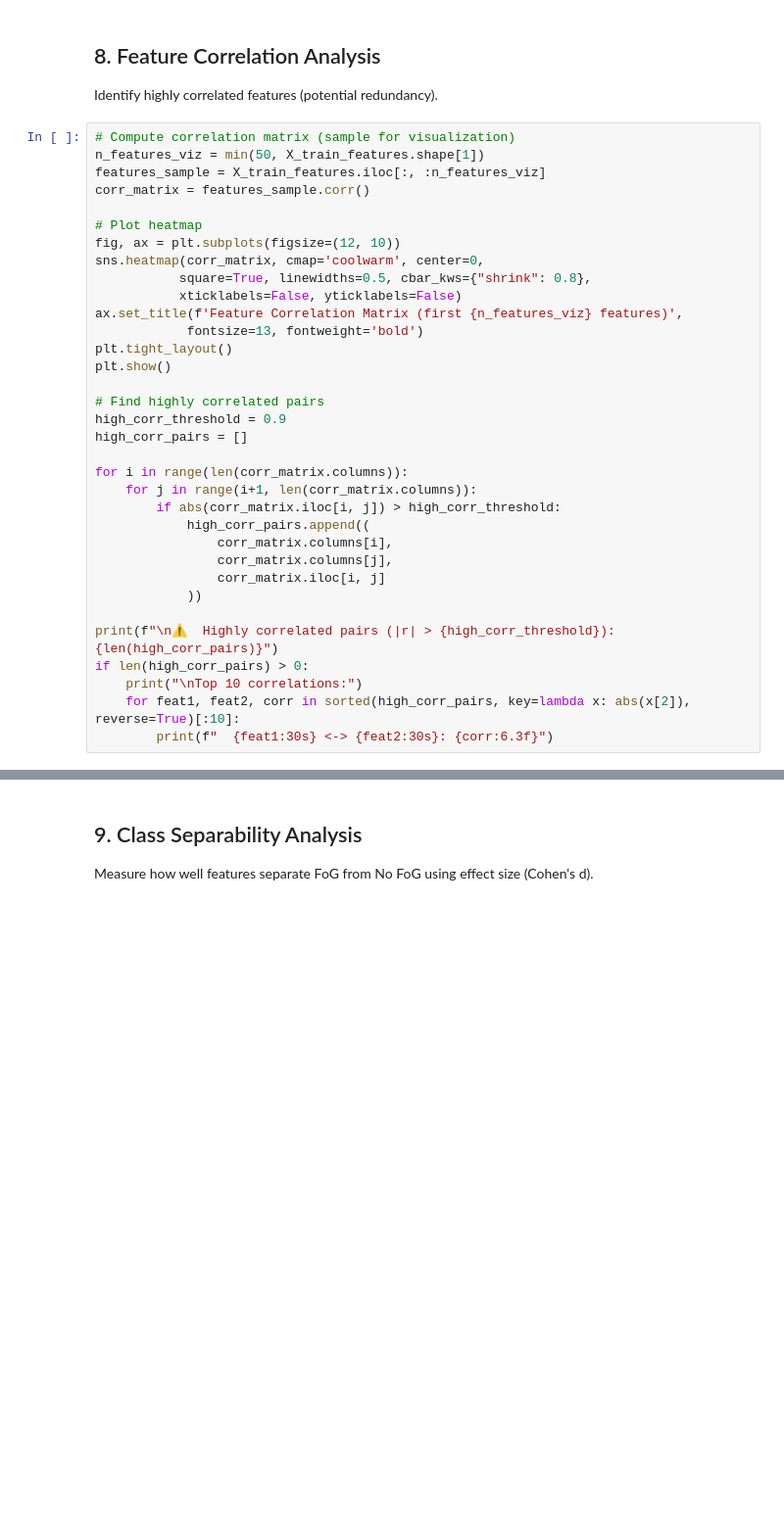
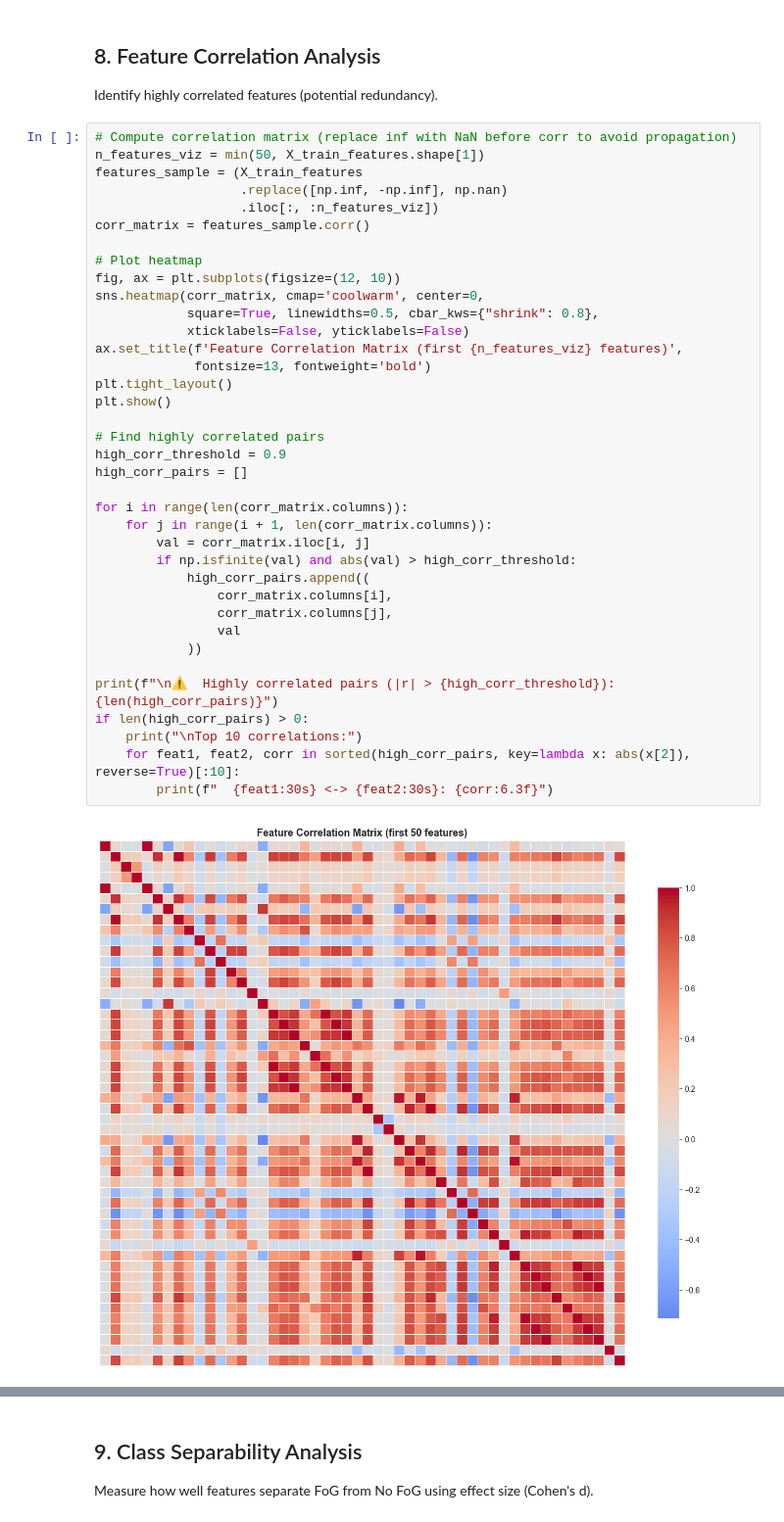
Before and after one commit to DavidPerez007/freezing_of_gait_detection, a Jupyter notebook: notebooks/daphnet_dataset/03_feature_extraction.ipynb, the cells around one changed output, grey strips where cells are left out. Shown at 98% size. Saved outputs shown, nothing was run; the diff lists cells and outputs as text; blank space fills up the shorter version.

```diff
--- a/notebooks/daphnet_dataset/03_feature_extraction.ipynb
+++ b/notebooks/daphnet_dataset/03_feature_extraction.ipynb
@@ -212,36 +401,41 @@ plt.show()
 
 Identify highly correlated features (potential redundancy).
 # %%
-# Compute correlation matrix (sample for visualization)
+# Compute correlation matrix (replace inf with NaN before corr to avoid propagation)
 n_features_viz = min(50, X_train_features.shape[1])
-features_sample = X_train_features.iloc[:, :n_features_viz]
+features_sample = (X_train_features
+                   .replace([np.inf, -np.inf], np.nan)
+                   .iloc[:, :n_features_viz])
 corr_matrix = features_sample.corr()
 
 # Plot heatmap
 fig, ax = plt.subplots(figsize=(12, 10))
 sns.heatmap(corr_matrix, cmap='coolwarm', center=0,
-           square=True, linewidths=0.5, cbar_kws={"shrink": 0.8},
-           xticklabels=False, yticklabels=False)
+            square=True, linewidths=0.5, cbar_kws={"shrink": 0.8},
+            xticklabels=False, yticklabels=False)
 ax.set_title(f'Feature Correlation Matrix (first {n_features_viz} features)',
-            fontsize=13, fontweight='bold')
+             fontsize=13, fontweight='bold')
 plt.tight_layout()
 plt.show()
 
 # Find highly correlated pairs
 high_corr_threshold = 0.9
 high_corr_pairs = []
 
 for i in range(len(corr_matrix.columns)):
-    for j in range(i+1, len(corr_matrix.columns)):
-        if abs(corr_matrix.iloc[i, j]) > high_corr_threshold:
+    for j in range(i + 1, len(corr_matrix.columns)):
+        val = corr_matrix.iloc[i, j]
+        if np.isfinite(val) and abs(val) > high_corr_threshold:
             high_corr_pairs.append((
                 corr_matrix.columns[i],
                 corr_matrix.columns[j],
-                corr_matrix.iloc[i, j]
+                val
             ))
 
 print(f"\n⚠️  Highly correlated pairs (|r| > {high_corr_threshold}): {len(high_corr_pairs)}")
 if len(high_corr_pairs) > 0:
     print("\nTop 10 correlations:")
     for feat1, feat2, corr in sorted(high_corr_pairs, key=lambda x: abs(x[2]), reverse=True)[:10]:
         print(f"  {feat1:30s} <-> {feat2:30s}: {corr:6.3f}")
+# %% [output]
+[figure, added]
```
Also changed, not shown: parts of 11 cells of this notebook, 17 other files.
